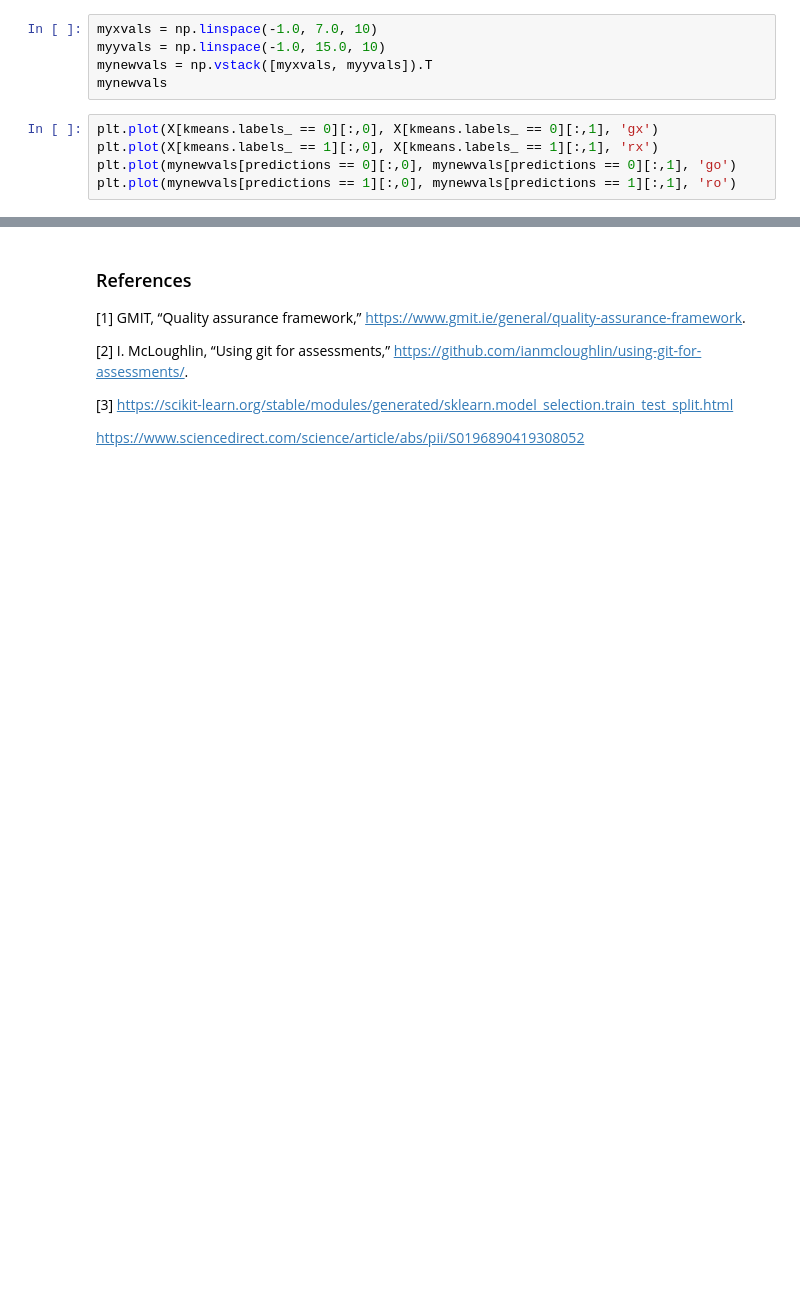
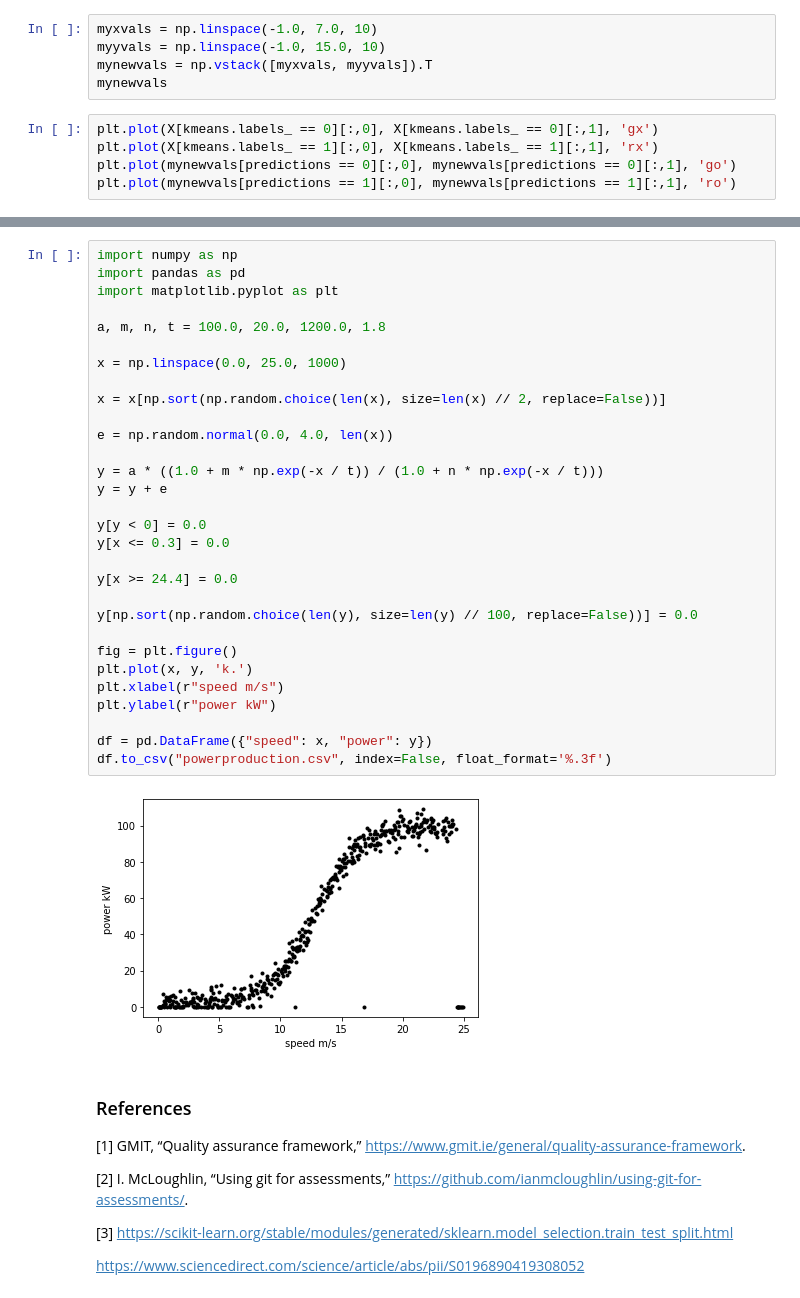
Before and after one commit to garycunningham89/Project-2020, a Jupyter notebook: Project 2020.ipynb, the cells around one changed output, grey strips where cells are left out. Saved outputs shown, nothing was run; the diff lists cells and outputs as text; blank space fills up the shorter version.

```diff
--- a/Project 2020.ipynb
+++ b/Project 2020.ipynb
@@ -158,3 +157,35 @@ np.array([numpy_array, regr.predict(w2d)]).T
+# %%
+import numpy as np
+import pandas as pd
+import matplotlib.pyplot as plt
+
+a, m, n, t = 100.0, 20.0, 1200.0, 1.8
+
+x = np.linspace(0.0, 25.0, 1000)
+
+x = x[np.sort(np.random.choice(len(x), size=len(x) // 2, replace=False))]
+
+e = np.random.normal(0.0, 4.0, len(x))
+
+y = a * ((1.0 + m * np.exp(-x / t)) / (1.0 + n * np.exp(-x / t)))
+y = y + e
+
+y[y < 0] = 0.0
+y[x <= 0.3] = 0.0
+
+y[x >= 24.4] = 0.0
+
+y[np.sort(np.random.choice(len(y), size=len(y) // 100, replace=False))] = 0.0
+
+fig = plt.figure()
+plt.plot(x, y, 'k.')
+plt.xlabel(r"speed m/s")
+plt.ylabel(r"power kW")
+
+df = pd.DataFrame({"speed": x, "power": y})
+df.to_csv("powerproduction.csv", index=False, float_format='%.3f')
+# %% [output]
+[figure, added]
 # %% [markdown]
 ### References
 
```
Also changed, not shown: parts of 2 cells of this notebook, 1 other file.
